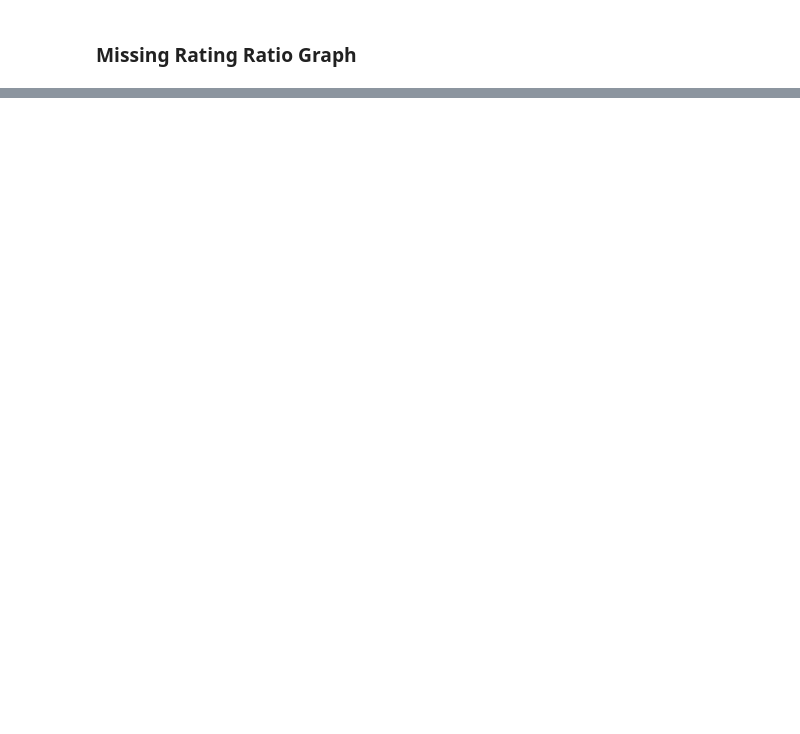
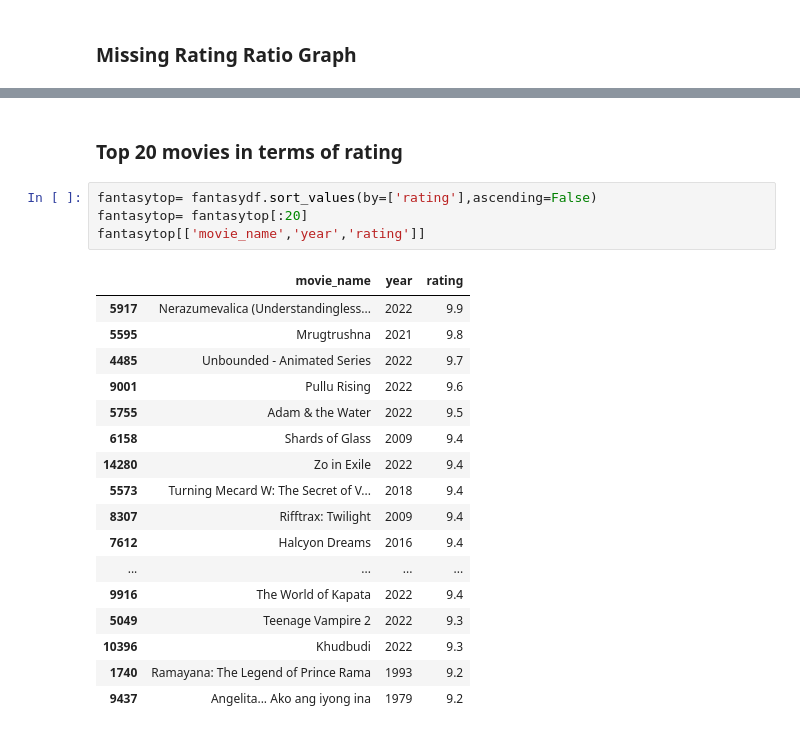
Before and after one commit to manglanivivek/The-iMdb-data-analysis, a Jupyter notebook: Genre Analysis/Fantasy/fantasy.ipynb, the cells around one changed output, grey strips where cells are left out. Saved outputs shown, nothing was run; the diff lists cells and outputs as text; blank space fills up the shorter version.

```diff
--- a/Genre Analysis/Fantasy/fantasy.ipynb
+++ b/Genre Analysis/Fantasy/fantasy.ipynb
@@ -48,0 +111,24 @@ mat.show()
+# %% [markdown]
+### Top 20 movies in terms of rating
+# %%
+fantasytop= fantasydf.sort_values(by=['rating'],ascending=False)
+fantasytop= fantasytop[:20]
+fantasytop[['movie_name','year','rating']]
+# %% [output]
+|  | movie_name | year | rating |
+| 5917 | Nerazumevalica (Understandingless... | 2022 | 9.9 |
+| 5595 | Mrugtrushna | 2021 | 9.8 |
+| 4485 | Unbounded - Animated Series | 2022 | 9.7 |
+| 9001 | Pullu Rising | 2022 | 9.6 |
+| 5755 | Adam & the Water | 2022 | 9.5 |
+| 6158 | Shards of Glass | 2009 | 9.4 |
+| 14280 | Zo in Exile | 2022 | 9.4 |
+| 5573 | Turning Mecard W: The Secret of V... | 2018 | 9.4 |
+| 8307 | Rifftrax: Twilight | 2009 | 9.4 |
+| 7612 | Halcyon Dreams | 2016 | 9.4 |
+| ... | ... | ... | ... |
+| 9916 | The World of Kapata | 2022 | 9.4 |
+| 5049 | Teenage Vampire 2 | 2022 | 9.3 |
+| 10396 | Khudbudi | 2022 | 9.3 |
+| 1740 | Ramayana: The Legend of Prince Rama | 1993 | 9.2 |
+| 9437 | Angelita... Ako ang iyong ina | 1979 | 9.2 |
```
Also changed, not shown: parts of 11 cells of this notebook, 9 other files.
